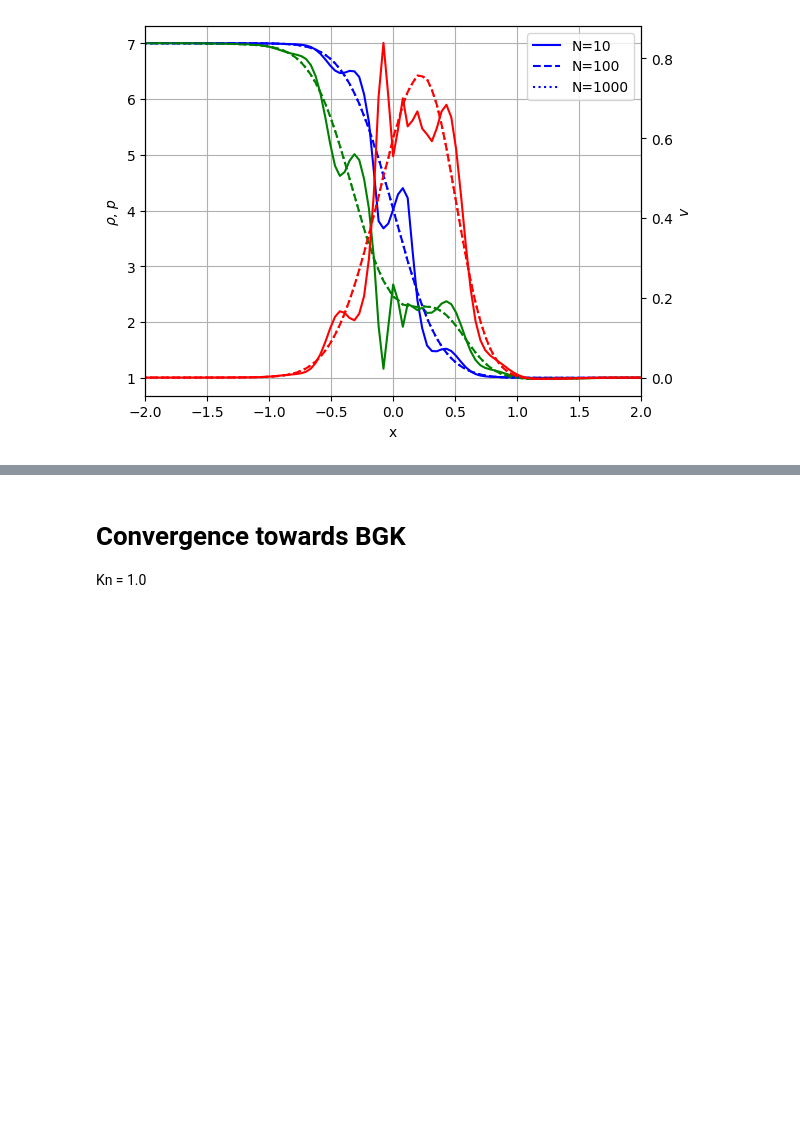
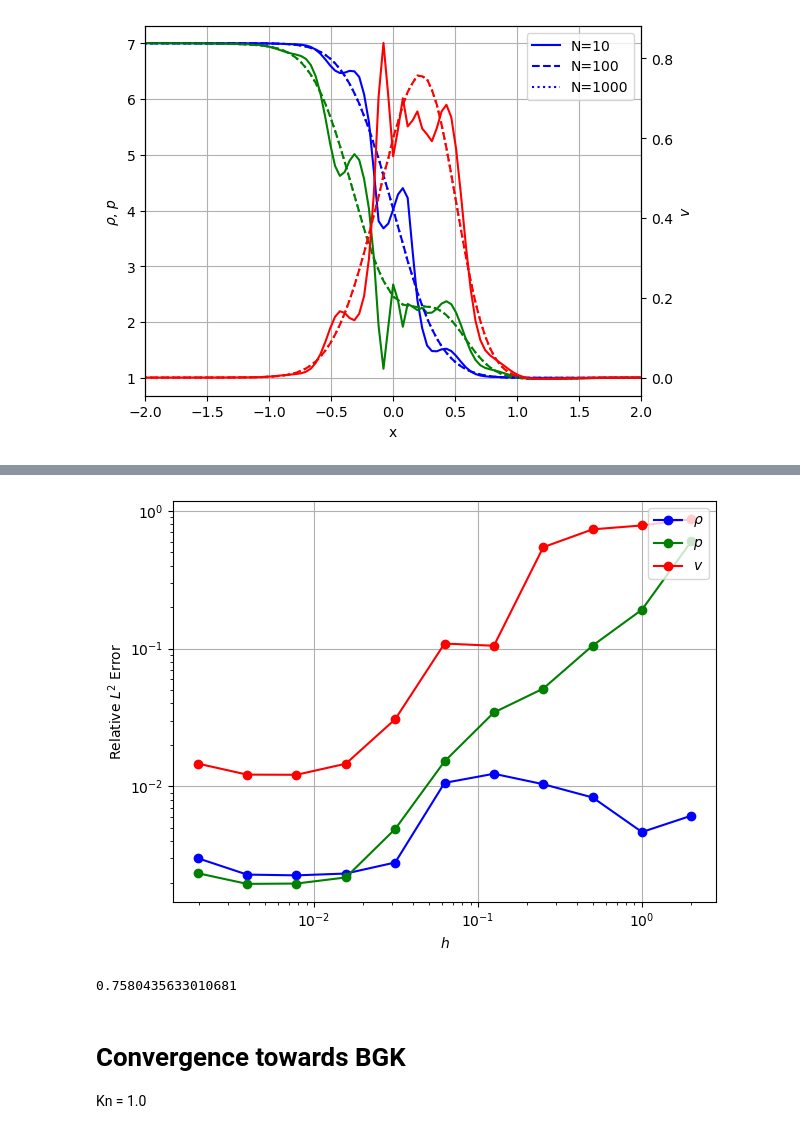
Before and after one commit to JanHab/ExtGram.jl, a Jupyter notebook: notebooks/ConvergencewithBGK.ipynb, the cells around one changed output, grey strips where cells are left out. Cells and saved outputs as stored; diff of their text form; code cells hidden in the pictures; blank space fills up the shorter version.

```diff
--- a/notebooks/ConvergencewithBGK.ipynb
+++ b/notebooks/ConvergencewithBGK.ipynb
@@ -184,3 +187,51 @@ Text(0.5, 0, 'x')
+# %%
+levels = [1, 2, 3, 4, 5, 6, 7, 8, 9, 10, 11, 12]
+N = 100
+err_rho, err_v, err_p = [], [], []
+data_bgk_ref = pd.read_csv(f'../out/Riemann1D/bgk_N{N}_Kn{Kn}_T_end{T_end}_rho_L{ρ_L}_rho_R{ρ_R}_v_L{v_L}_v_R{v_R}_theta_L{θ_L}_theta_R{θ_R}_ρ_v_p_base_tree_level{levels[-1]}_polydeg{polydeg}.csv')
+for base_tree_level in levels[:-1]:
+    data_bgk = pd.read_csv(f'../out/Riemann1D/bgk_N{N}_Kn{Kn}_T_end{T_end}_rho_L{ρ_L}_rho_R{ρ_R}_v_L{v_L}_v_R{v_R}_theta_L{θ_L}_theta_R{θ_R}_ρ_v_p_base_tree_level{base_tree_level}_polydeg{polydeg}.csv')
+
+    # Density
+    bgk_interp1d = interp1d(data_bgk_ref['x'], data_bgk_ref['rho'])#!, kind='linear', fill_value="extrapolate")
+    error_rho = np.linalg.norm(bgk_interp1d(data_bgk['x']) - data_bgk['rho'], 2) / np.linalg.norm(bgk_interp1d(data_bgk['x']), 2)
+    err_rho.append(error_rho)
+
+    # Velocity
+    bgk_interp1d = interp1d(data_bgk_ref['x'], data_bgk_ref['v'])#!, kind='linear', fill_value="extrapolate")
+    error_v = np.linalg.norm(bgk_interp1d(data_bgk['x']) - data_bgk['v'], 2) / np.linalg.norm(bgk_interp1d(data_bgk['x']), 2)
+    err_v.append(error_v)
+
+    # Pressure
+    bgk_interp1d = interp1d(data_bgk_ref['x'], data_bgk_ref['p'])#!, kind='linear', fill_value="extrapolate")
+    error_p = np.linalg.norm(bgk_interp1d(data_bgk['x']) - data_bgk['p'], 2) / np.linalg.norm(bgk_interp1d(data_bgk['x']), 2)
+    err_p.append(error_p)
+
+grid_cells = [2**level for level in levels]
+h = (2 - (-2)) / np.array(grid_cells)  # domain length divided by number of grid cells
+
+fig, axs = plt.subplots()
+# Density
+axs.loglog(h[:-1], err_rho, marker='o', color='blue', label='$\\rho$')
+# Pressure
+axs.loglog(h[:-1], err_p, marker='o', color='green', label='$p$')
+# Velocity
+axs.loglog(h[:-1], err_v, marker='o', color='red', label='$v$')
+
+axs.legend(loc='upper right')
+
+axs.grid(True)
+axs.set_xlabel('$h$')
+axs.set_ylabel('Relative $L^2$ Error')
+
+fig.tight_layout()
+fig.show()
+# %% [output]
+[figure, added]
+# %%
+np.max(data_bgk_ref['v'])
+# %% [output]
+0.7580435633010681
 # %% [markdown]
 # Convergence towards BGK
 
```
Also changed, not shown: parts of 13 cells of this notebook, 5 other files.
